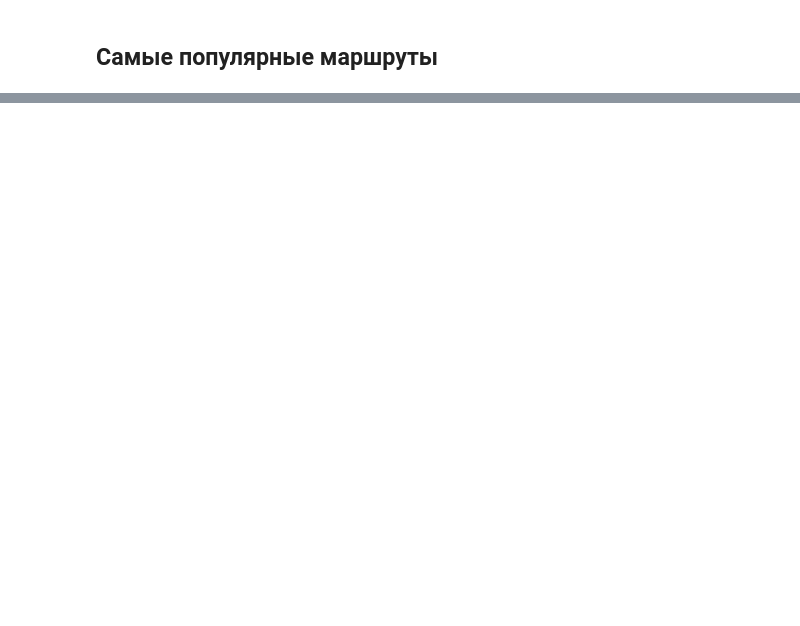
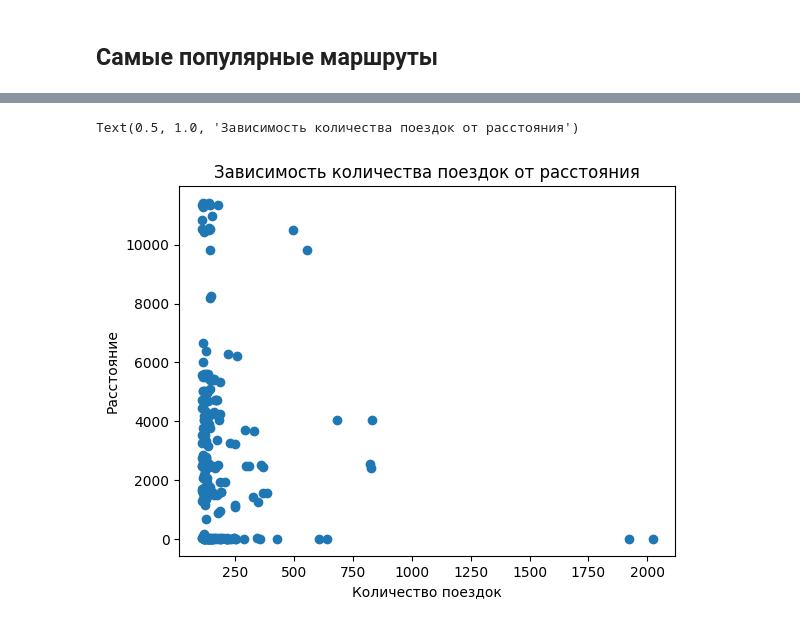
Before and after one commit to kapibarr/big-data-project, a Jupyter notebook: popular_station_2023.ipynb, the cells around one changed output, grey strips where cells are left out. Cells and saved outputs as stored; diff of their text form; code cells hidden in the pictures; blank space fills up the shorter version.

```diff
--- a/popular_station_2023.ipynb
+++ b/popular_station_2023.ipynb
@@ -124,0 +182,32 @@ popular_trip
+# %%
+API_KEY = os.environ.get("ORS_KEY")
+ors_client = ors.Client(key=API_KEY)
+# %%
+def get_route_length(origin, destination):
+    # Задержка для того чтобы не превысить лимит запросов
+    sleep(2)
+    # Отправляем запрос на сервер и получаем ответ в формате JSON
+    response = ors_client.directions(
+        coordinates=[origin, destination], profile="cycling-regular", format="json"
+    )
+
+    # Извлекаем длину маршрута из ответа если маршрут получен
+    if response["routes"][0]["summary"] != {}:
+        route_length = response["routes"][0]["summary"]["distance"]
+    else:
+        route_length = None
+    # Возвращаем длину маршрута в метрах
+    return route_length
+# %%
+# Добавляем столбец с расстоянием посчитанным для каждого маршрута
+top_300["distance"] = top_300.apply(
+    lambda x: get_route_length(
+        (x["start_lng"], x["start_lat"]), (x["stop_lng"], x["stop_lat"])
+    ),
+    axis=1,
+)
+# %%
+# Убираем пустые значения
+top_300 = top_300.sort_values(by="distance", ascending=False).dropna(
+    subset=["distance"]
+)
@@ -124,0 +223,8 @@ popular_trip
+# %%
+plt.scatter(top_300["count"], top_300["distance"])
+plt.xlabel("Количество поездок")
+plt.ylabel("Расстояние")
+plt.title("Зависимость количества поездок от расстояния")
+# %% [output]
+Text(0.5, 1.0, 'Зависимость количества поездок от расстояния')
+[figure, added]
```
Also changed, not shown: parts of 18 cells of this notebook, 1 other file.
